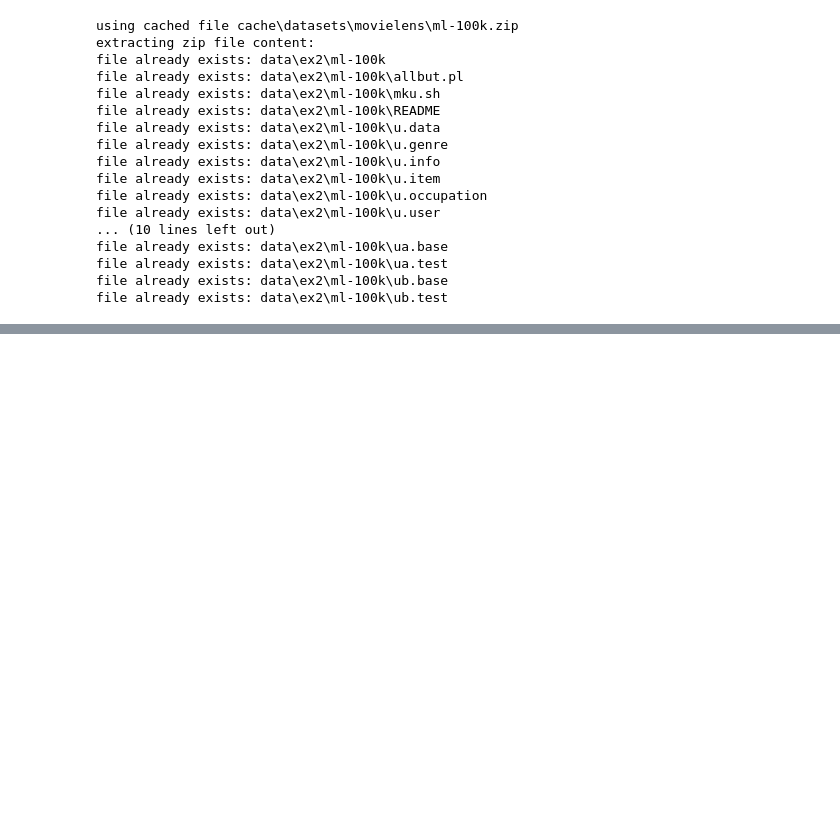
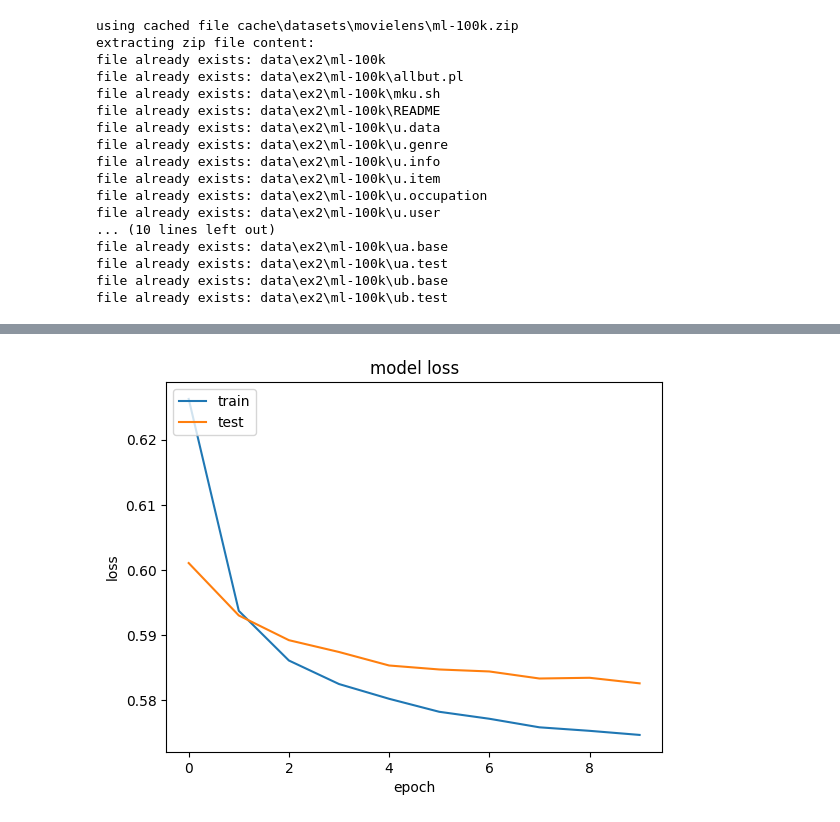
Before and after one commit to previoip/FederatedLearning, a Jupyter notebook: ex2_movielens_concept.ipynb, the cells around one changed output, grey strips where cells are left out. Drawn from its saved outputs; the diff is of its cells as text; code cells hidden in the pictures; blank space fills up the shorter version.

Commit message:
added cf model to ex2

```diff
--- a/ex2_movielens_concept.ipynb
+++ b/ex2_movielens_concept.ipynb
@@ -77,9 +36,0 @@ data_features
-# %%
-input_interface_layers = {}
-
-for feature in data_features:
-  input_interface_layers[feature] = tf.keras.layers.Input(
-    shape=(1,), name=f'input_{feature}', dtype=data_loader.fetch_datatype(feature)
-  )
-
-input_interface_layers
@@ -133,0 +104,21 @@ TypeError: ExampleDataLoader.fetch_datatype() takes 1 positional argument but 2
+# %%
+embedding_size = 30
+n_epoch = 10
+# %%
+count_users = len(data_loader.get_feature_values('user_id', tb_name='users'))
+count_movies = len(data_loader.get_feature_values('movie_id', tb_name='movies'))
+
+model = CollaborativeFilteringModel(count_users, count_movies, embedding_size)
+model.compile(
+    loss=tf.keras.losses.BinaryCrossentropy(),
+    optimizer=tf.keras.optimizers.Adam(learning_rate=0.001),
+)
+# %%
+history = model.fit(
+    x=train_x,
+    y=train_y,
+    batch_size=30,
+    epochs=n_epoch,
+    verbose=1,
+    validation_data=(val_x, val_y),
+)
@@ -133,0 +188,10 @@ TypeError: ExampleDataLoader.fetch_datatype() takes 1 positional argument but 2
+# %%
+plt.plot(history.history["loss"])
+plt.plot(history.history["val_loss"])
+plt.title("model loss")
+plt.ylabel("loss")
+plt.xlabel("epoch")
+plt.legend(["train", "test"], loc="upper left")
+plt.show()
+# %% [output]
+[figure, added]
```
Also changed, not shown: parts of 17 cells of this notebook, 2 other files.
